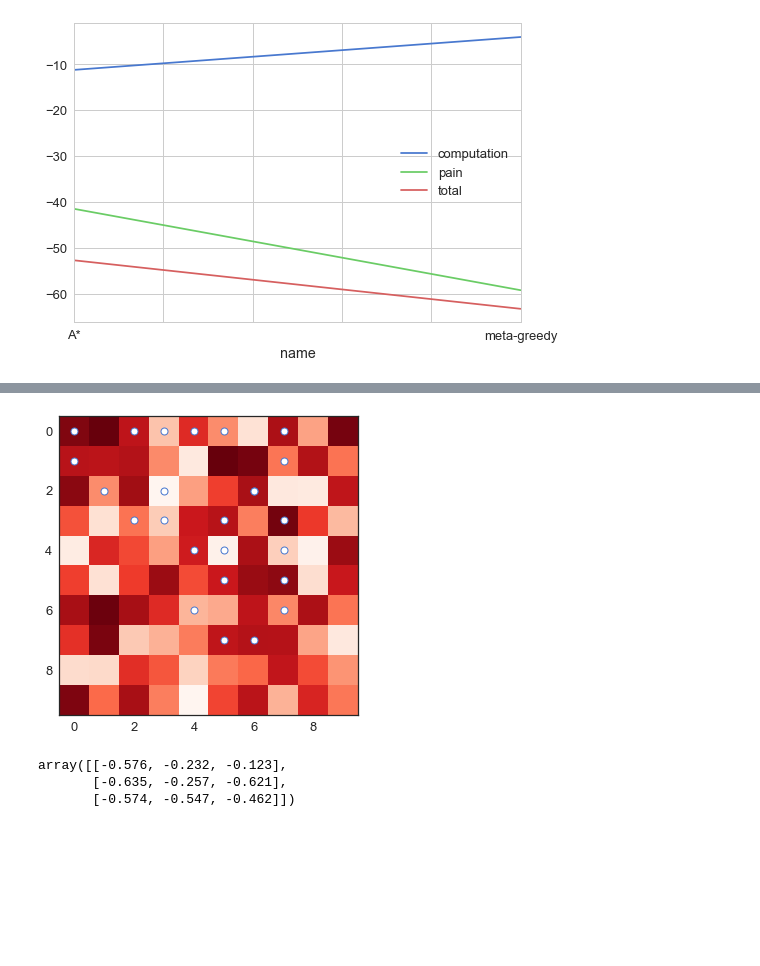
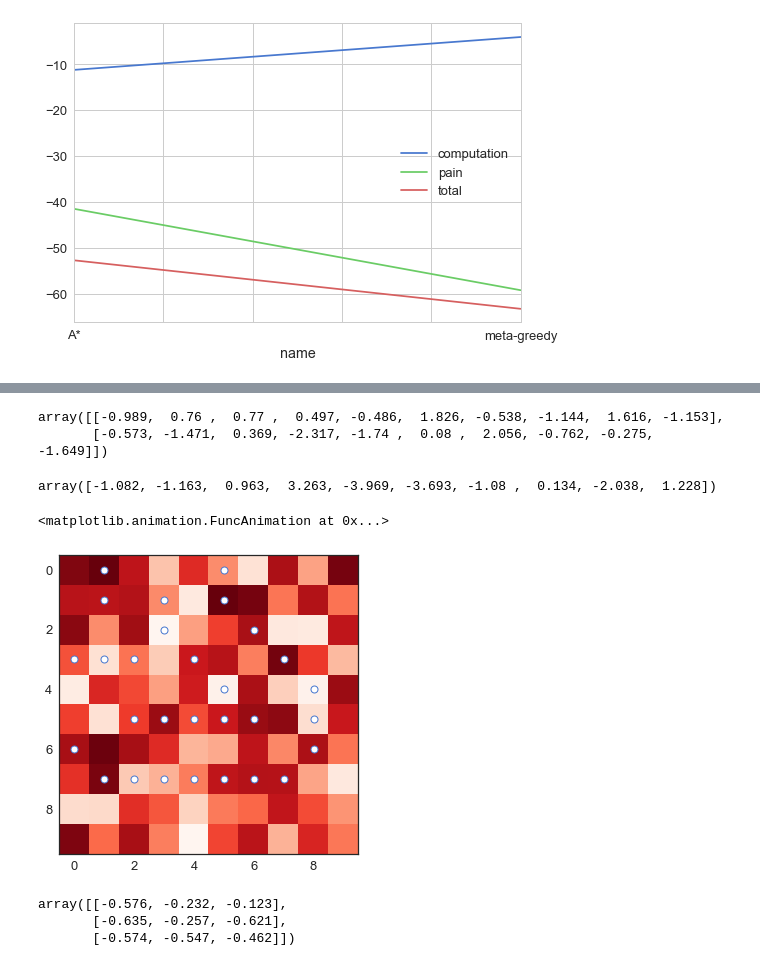
Before and after one commit to fredcallaway/gymrats, a Jupyter notebook: scratch.ipynb, the cells around one changed output, grey strips where cells are left out. Saved outputs shown, nothing was run; the diff lists cells and outputs as text; code cells hidden in the pictures; blank space fills up the shorter version.

```diff
--- a/scratch.ipynb
+++ b/scratch.ipynb
@@ -298,33 +279,44 @@ array([[ 0.258,  0.952],
+# %%
+X
+# %% [output]
+array([[-0.989,  0.76 ,  0.77 ,  0.497, -0.486,  1.826, -0.538, -1.144,  1.616, -1.153],
+       [-0.573, -1.471,  0.369, -2.317, -1.74 ,  0.08 ,  2.056, -0.762, -0.275, -1.649]])
+# %%
+X  @ beta
+# %% [output]
+array([-1.082, -1.163,  0.963,  3.263, -3.969, -3.693, -1.08 ,  0.134, -2.038,  1.228])
 # %%
+fig = plt.figure()
+
 im = plt.imshow(env.env.rewards, aspect='equal', cmap='Reds_r')
 frontier = True
 if frontier:
+    scatter = plt.scatter([], [], c='w', edgecolors='b', linewidths=1)
 #     im = plt.imshow(env.env.rewards, aspect='equal', cmap='Reds_r')
-    env.env.render()
-    scatter = plt.scatter([], [], c='w', edgecolors='b', linewidths=1)
-    frames = policy.saved['frontier']
+#     env.env.render()
+    frames = policy.saved['frontier'][:100]
     def updatefig(h):
         scatter.set_offsets(h)
         return scatter,
 else:
     trace = env.surface_agent.ep_trace
     txt = plt.text(0, 0, 'A', color='#4A74FF', weight='bold', size=24,
                      verticalalignment='center', horizontalalignment='center')
-    frames = iter(trace['states'])
+    frames = iter(trace['states'][:100])
     def updatefig(s):
         txt.set_position(s)
 #         env.step(a)
 #         X = env.render(mode='array')
 #         im.set_array(X)
         return txt,
 
-scatter.set_offsets(frames[20])
-# anim = animation.FuncAnimation(fig, updatefig, interval=200, blit=True,
-#                         frames=frames, )
-# anim
+anim = animation.FuncAnimation(fig, updatefig, interval=200, blit=True,
+                        frames=frames, )
+anim
 # anim.save('a-star.gif', writer='imagemagick', fps=10)
 # %% [output]
+<matplotlib.animation.FuncAnimation at 0x...>
-[figure, old version]
+[figure, new version]
 # %%
 env.env.rewards[:3, :3]
 # %% [output]
```
Also changed, not shown: parts of 4 cells of this notebook, 4 other files.
